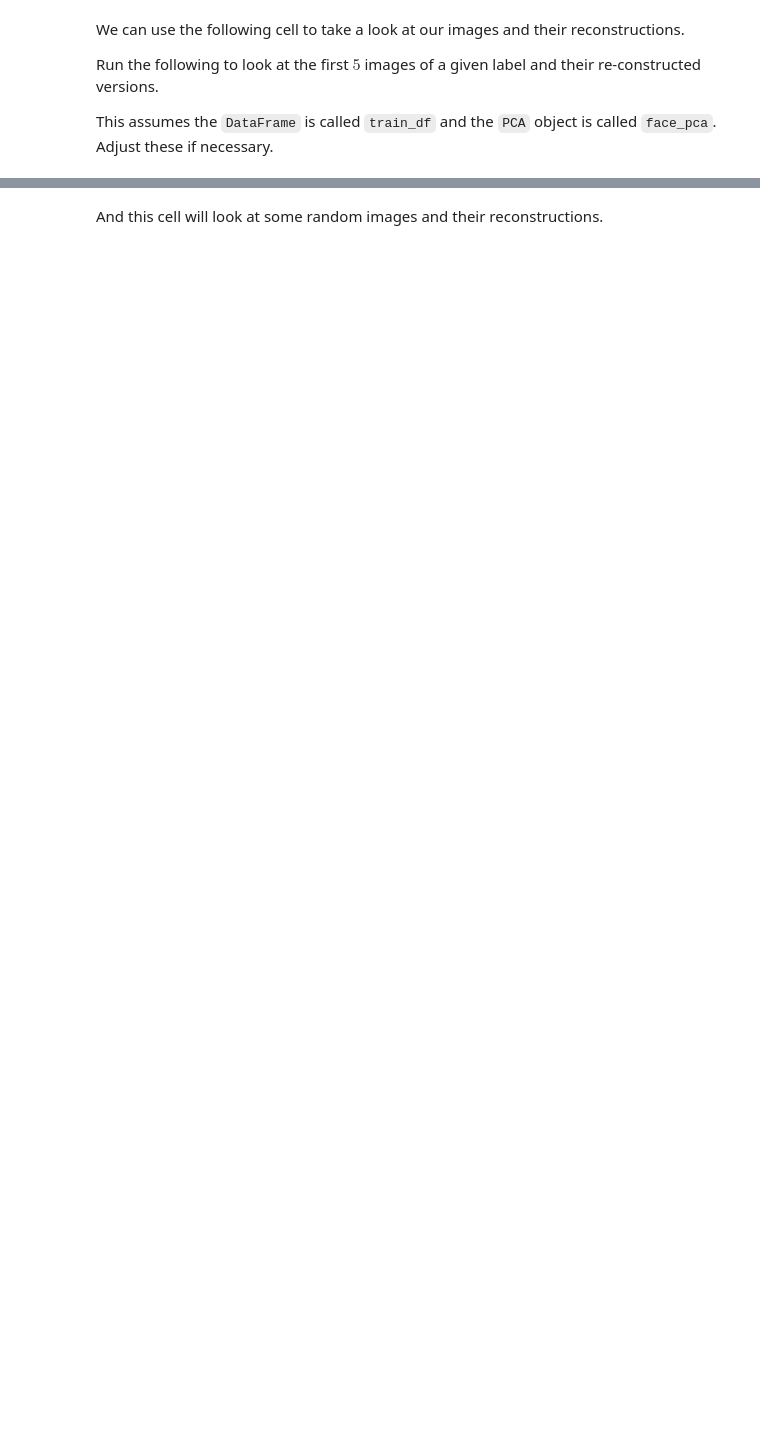
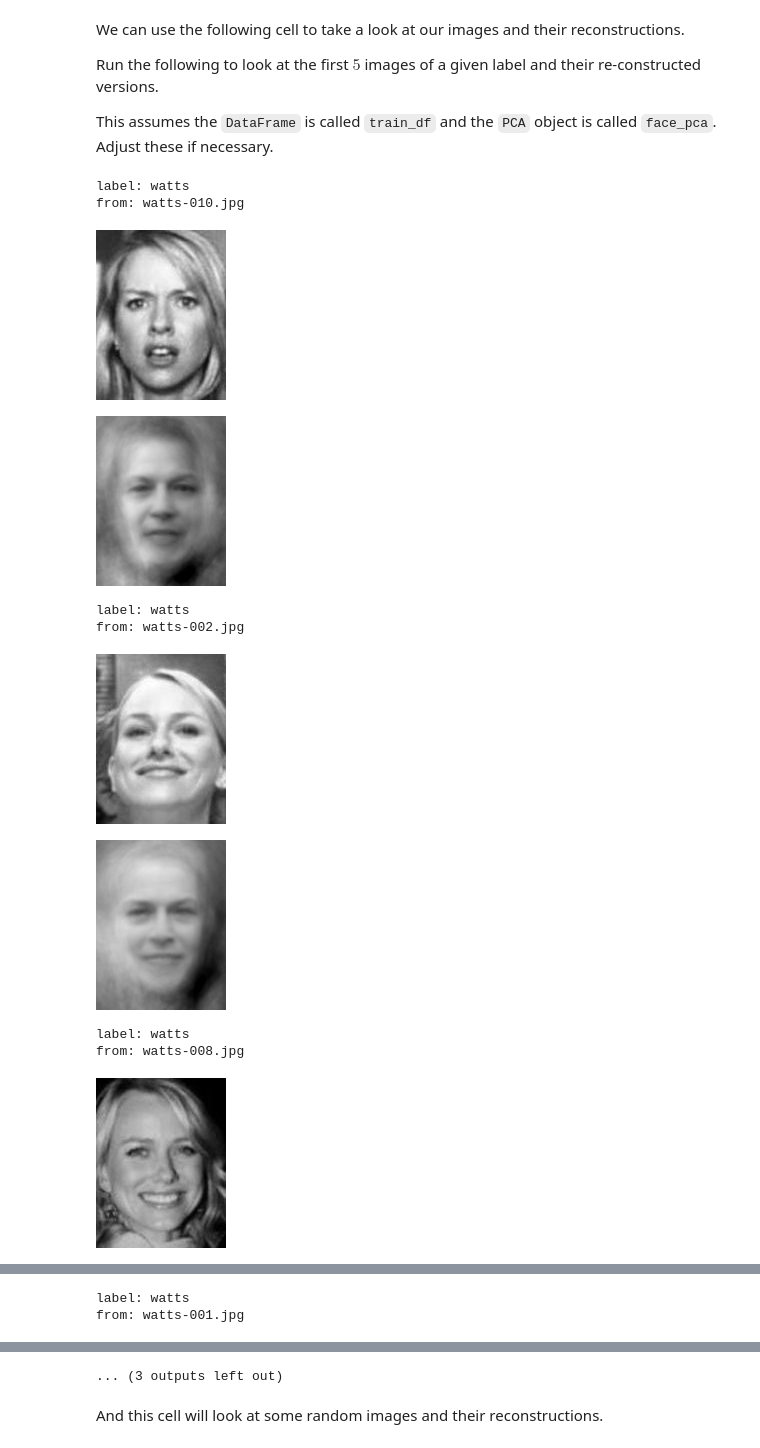
Before and after one commit to idmmachinelearning-ms/HW10, a Jupyter notebook: HW10.ipynb, the cells around one changed output, grey strips where cells are left out. Saved outputs shown, nothing was run; the diff lists cells and outputs as text; code cells hidden in the pictures; blank space fills up the shorter version.

```diff
--- a/HW10.ipynb
+++ b/HW10.ipynb
@@ -239,0 +204,23 @@ TypeError: list indices must be integers or slices, not str
+# %%
+# TODO: reload the dataset, now with our images
+train, test = LFWUtils.train_test_split(0.5)
+
+# TODO: create PCA, fit and transform train data
+train_df = pd.DataFrame(train)
+train_PCA = PCA(n_components=20)
+pixel_data = list(train_df["pixels"])
+
+train_PCA_df = train_PCA.fit_transform(pixel_data)
+
+# TODO: check PCA captured variance
+train_PCA.explained_variance()
+print("n: 10, variance:", train_PCA.explained_variance())
+display(train_PCA_df.head()[:5])
+
+# TODO: prepare DataFrame for training (add label column)
+train_PCA_df["label"] = train_df["labels"]
+
+# TODO: create the test DataFrame by running PCA on the test data
+test_df = pd.DataFrame(test)
+test_pixel_data = list(test_df["pixels"])
+test_PCA_df = train_PCA.fit_transform(test_pixel_data)
@@ -246,21 +241,33 @@ This assumes the `DataFrame` is called `train_df` and the `PCA` object is called
 # %%
 # TODO: change this label to your label to see how
 #       your images are being encoded
 awesome_label = "watts"
 awesome_id = LFWUtils.L2I[awesome_label]
 
 # this filters the DataFrame by our label
-awesome_df = train_df[train_df["label"] == awesome_id]
+awesome_df = train_PCA_df[train_PCA_df["label"] == awesome_id]
 
 # reconstruct all images
-pca_pixels = face_pca.inverse_transform(awesome_df)
+pca_pixels = train_PCA.inverse_transform(awesome_df)
 
 # associate the original indexes with the reconstructed pca pixels
 idx_pca = zip(awesome_df.index, pca_pixels.values)
 
 # iterate through indexes and pca pixels
 for img_idx, img_pca in list(idx_pca)[:5]:
   print("label:", awesome_label,
         "\nfrom:", train["files"][img_idx])
   display(make_image(train["pixels"][img_idx], width=130))
   display(make_image(img_pca, width=130))
+# %% [output]
+label: watts
+from: watts-010.jpg
+[figure, added]
+[figure, added]
+label: watts
+from: watts-002.jpg
+[figure, added]
+[figure, added]
+label: watts
+from: watts-008.jpg
+[figure, added]
@@ -266,0 +275,2 @@ for img_idx, img_pca in list(idx_pca)[:5]:
+label: watts
+from: watts-001.jpg
@@ -267,3 +279,4 @@ for img_idx, img_pca in list(idx_pca)[:5]:
+... (3 outputs left out)
 # %% [markdown]
 And this cell will look at some random images and their reconstructions.
 # %%
```
Also changed, not shown: parts of 23 cells of this notebook.
